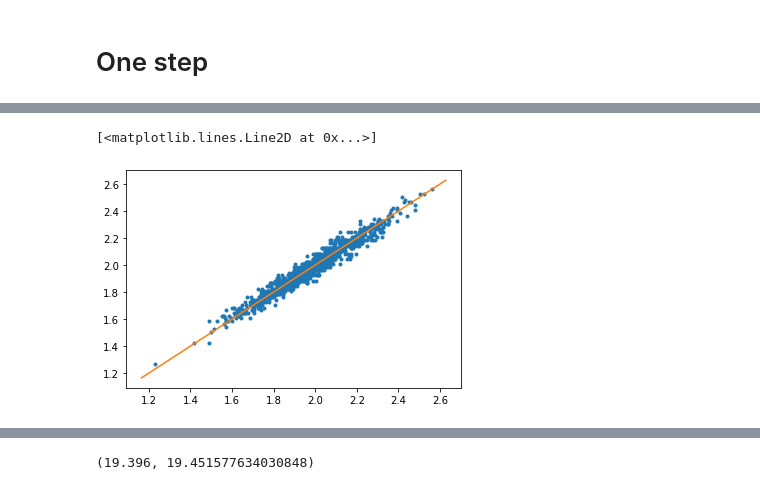
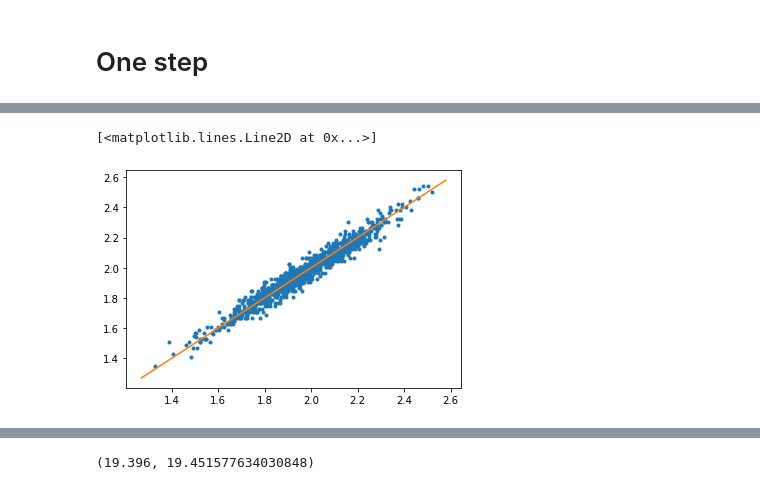
Before and after one commit to reemagit/claude, a Jupyter notebook: demos/Untitled3.ipynb, the cells around one changed output, grey strips where cells are left out. Saved outputs shown, nothing was run; the diff lists cells and outputs as text; code cells hidden in the pictures.

```diff
--- a/demos/Untitled3.ipynb
+++ b/demos/Untitled3.ipynb
@@ -94,12 +92,12 @@ KeyboardInterrupt:
 # %%
-length = 1
-vals = np.zeros(1000)
-for i in trange(vals.shape[0]):
-    radj = m1.sample()
-    vals[i] = (y*propagate_nstep(radj,x,length)).sum()
+#length = 1
+#vals = np.zeros(1000)
+#for i in trange(vals.shape[0]):
+#    radj = m1.sample()
+#    vals[i] = (y*propagate_nstep(radj,x,length)).sum()
 # %%
-plt.plot(vals.mean(axis=0),m1.predict_mean(obs.SumOfPaths(x)),'.')
+plt.plot(vals.mean(axis=0),m1.predict_mean(obs.Propagation(x)),'.')
 plt.plot(plt.xlim(),plt.xlim())
 # %% [output]
 [<matplotlib.lines.Line2D at 0x...>]
-[figure, old version]
+[figure, new version]
```
Also changed, not shown: parts of 44 cells of this notebook, 3 other files.
